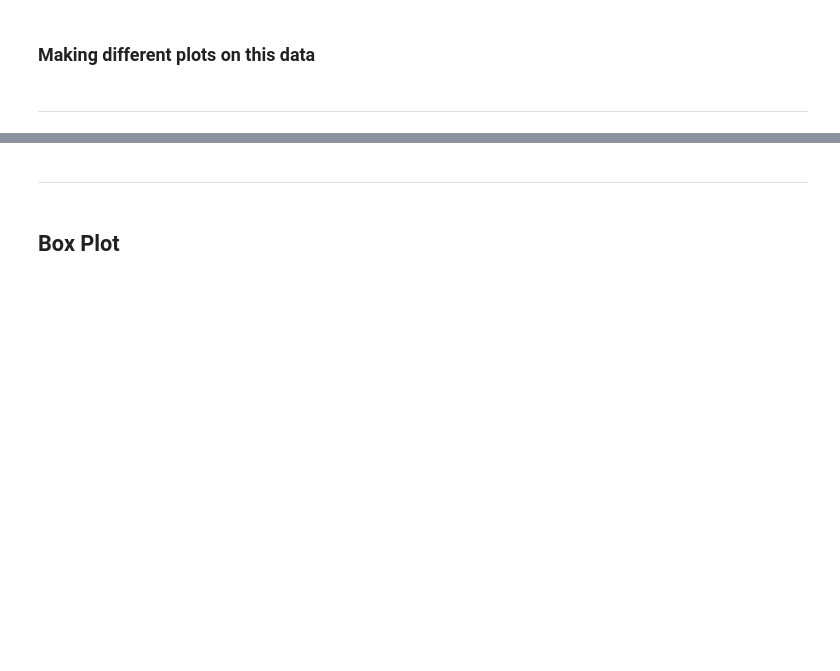
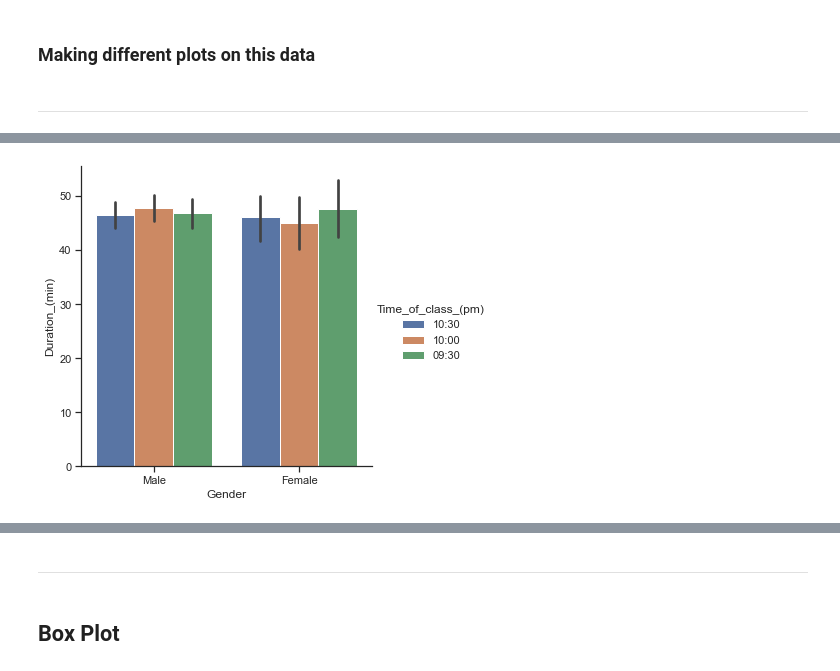
Before and after one commit to AmmarSadiq1/data_visualization, a Jupyter notebook: Data_visualization.ipynb, the cells around one changed output, grey strips where cells are left out. Saved outputs shown, nothing was run; the diff lists cells and outputs as text; code cells hidden in the pictures; blank space fills up the shorter version.

```diff
--- a/Data_visualization.ipynb
+++ b/Data_visualization.ipynb
@@ -525,0 +540,5 @@ print(day_02_data.head())
+# %%
+graph_3 = sns.catplot(x="Gender", y="Duration_(min)", hue="Time_of_class_(pm)", kind="bar", data=sample_data)
+plt.show()
+# %% [output]
+[figure, added]
```
Also changed, not shown: parts of 7 cells of this notebook.
